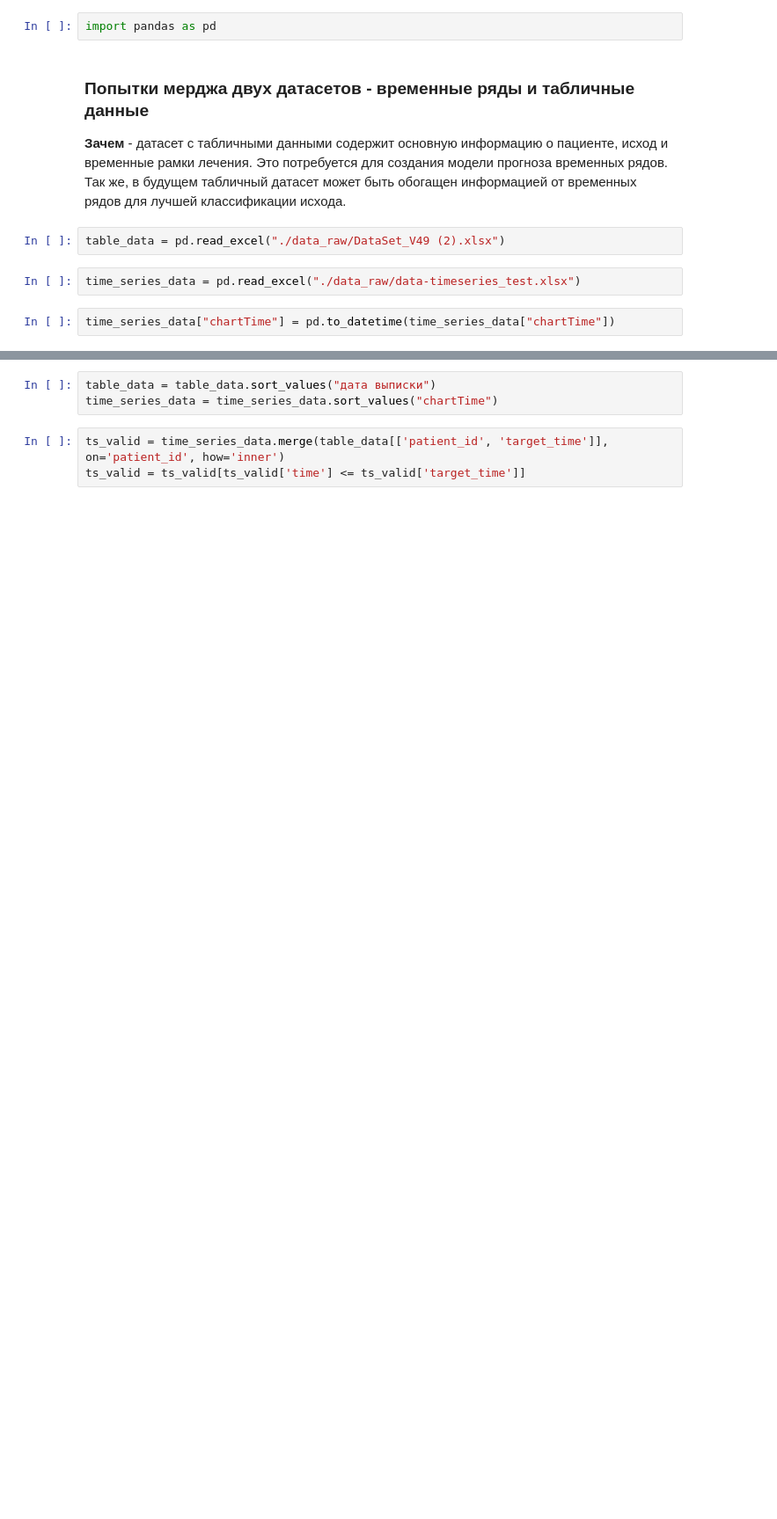
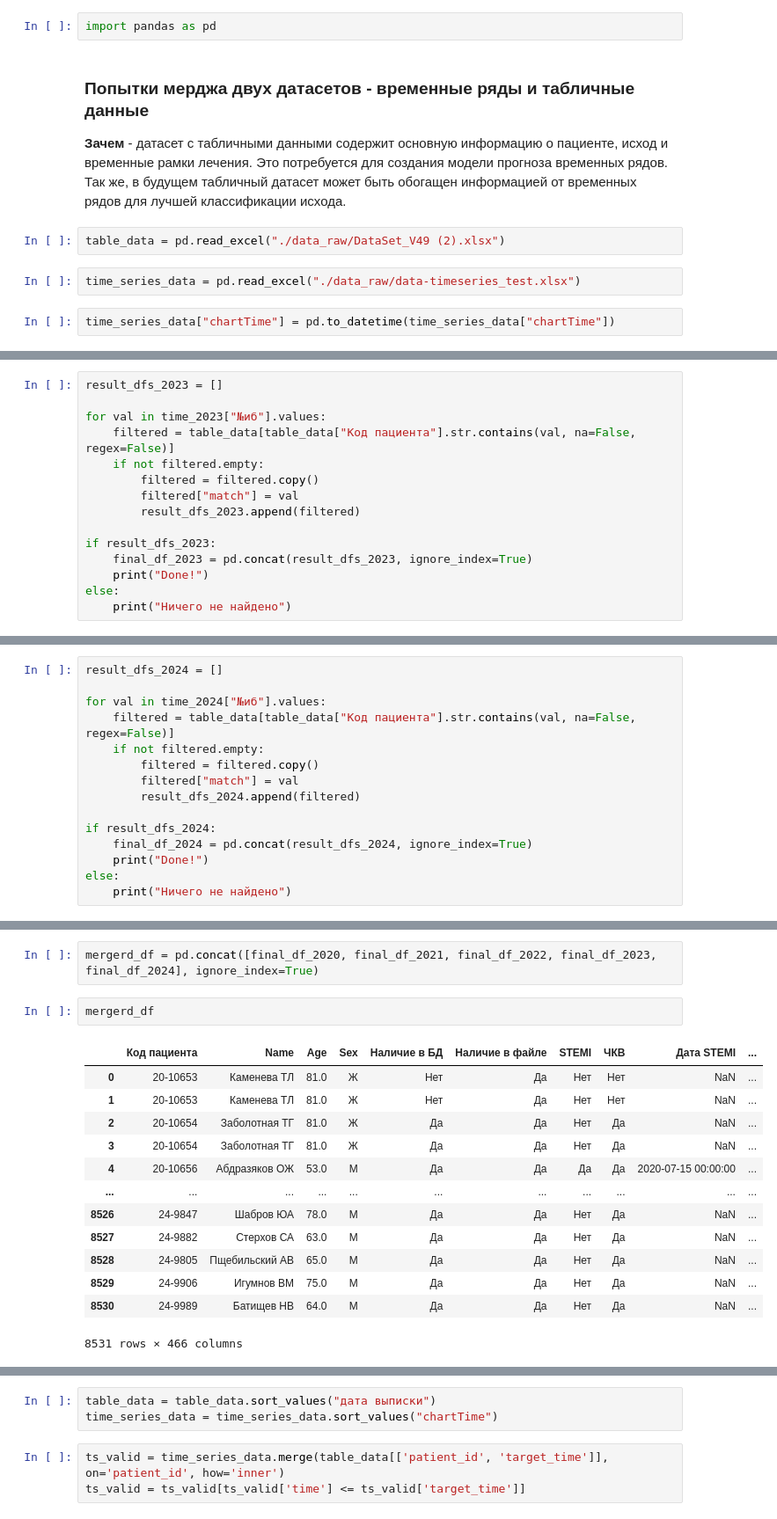
Before and after one commit to aaddssww156/phd, a Jupyter notebook: notebooks/time_series/experiments/test_merge_data.ipynb, the cells around one changed output, grey strips where cells are left out. Shown at 88% size. Cells and saved outputs as stored; diff of their text form; blank space fills up the shorter version.

```diff
--- a/notebooks/time_series/experiments/test_merge_data.ipynb
+++ b/notebooks/time_series/experiments/test_merge_data.ipynb
@@ -97,0 +109,15 @@ memory usage: 272.5+ KB
+# %%
+result_dfs_2023 = []
+
+for val in time_2023["№иб"].values:
+    filtered = table_data[table_data["Код пациента"].str.contains(val, na=False, regex=False)]
+    if not filtered.empty:
+        filtered = filtered.copy()
+        filtered["match"] = val
+        result_dfs_2023.append(filtered)
+
+if result_dfs_2023:
+    final_df_2023 = pd.concat(result_dfs_2023, ignore_index=True)
+    print("Done!")
+else:
+    print("Ничего не найдено")
@@ -97,0 +126,15 @@ memory usage: 272.5+ KB
+# %%
+result_dfs_2024 = []
+
+for val in time_2024["№иб"].values:
+    filtered = table_data[table_data["Код пациента"].str.contains(val, na=False, regex=False)]
+    if not filtered.empty:
+        filtered = filtered.copy()
+        filtered["match"] = val
+        result_dfs_2024.append(filtered)
+
+if result_dfs_2024:
+    final_df_2024 = pd.concat(result_dfs_2024, ignore_index=True)
+    print("Done!")
+else:
+    print("Ничего не найдено")
@@ -97,0 +178,18 @@ memory usage: 272.5+ KB
+# %%
+mergerd_df = pd.concat([final_df_2020, final_df_2021, final_df_2022, final_df_2023, final_df_2024], ignore_index=True)
+# %%
+mergerd_df
+# %% [output]
+|  | Код пациента | Name | Age | Sex | Наличие в БД | Наличие в файле | STEMI | ЧКВ | Дата STEMI | ... |
+| 0 | 20-10653 | Каменева ТЛ | 81.0 | Ж | Нет | Да | Нет | Нет | NaN | ... |
+| 1 | 20-10653 | Каменева ТЛ | 81.0 | Ж | Нет | Да | Нет | Нет | NaN | ... |
+| 2 | 20-10654 | Заболотная ТГ | 81.0 | Ж | Да | Да | Нет | Да | NaN | ... |
+| 3 | 20-10654 | Заболотная ТГ | 81.0 | Ж | Да | Да | Нет | Да | NaN | ... |
+| 4 | 20-10656 | Абдразяков ОЖ | 53.0 | М | Да | Да | Да | Да | 2020-07-15 00:00:00 | ... |
+| ... | ... | ... | ... | ... | ... | ... | ... | ... | ... | ... |
+| 8526 | 24-9847 | Шабров ЮА | 78.0 | М | Да | Да | Нет | Да | NaN | ... |
+| 8527 | 24-9882 | Стерхов СА | 63.0 | М | Да | Да | Нет | Да | NaN | ... |
+| 8528 | 24-9805 | Пщебильский АВ | 65.0 | М | Да | Да | Нет | Да | NaN | ... |
+| 8529 | 24-9906 | Игумнов ВМ | 75.0 | М | Да | Да | Нет | Да | NaN | ... |
+| 8530 | 24-9989 | Батищев НВ | 64.0 | М | Да | Да | Нет | Да | NaN | ... |
+8531 rows × 466 columns
```
Also changed, not shown: parts of 38 cells of this notebook, 2 other files.
